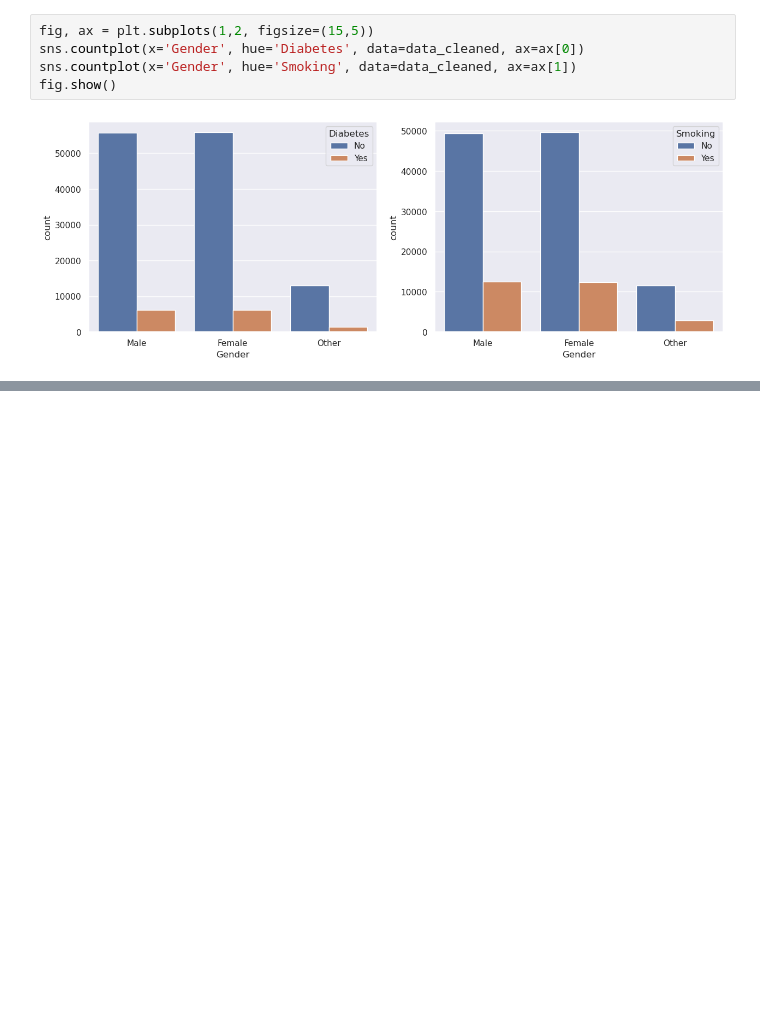
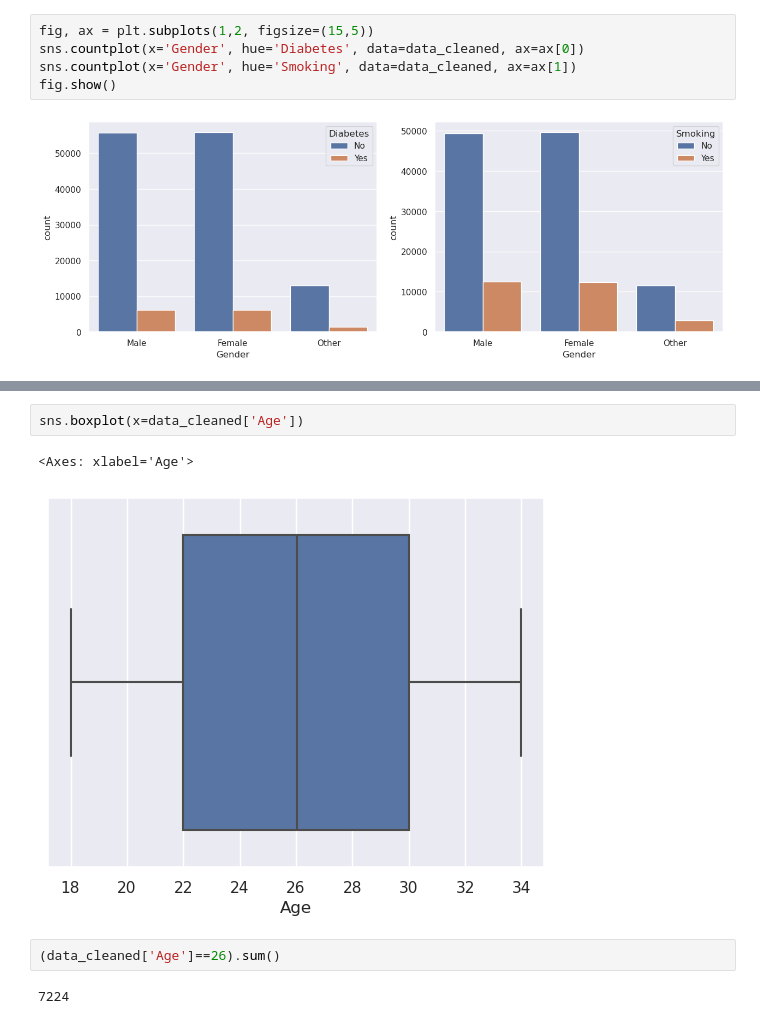
Before and after one commit to LaxmiVatsalyaDaita/Kaggle, a Jupyter notebook: med-students-data-analysis.ipynb, the cells around one changed output, grey strips where cells are left out. Drawn from its saved outputs; the diff is of its cells as text; blank space fills up the shorter version.

```diff
--- a/med-students-data-analysis.ipynb
+++ b/med-students-data-analysis.ipynb
@@ -212,0 +237,9 @@ fig.show()
+# %%
+sns.boxplot(x=data_cleaned['Age'])
+# %% [output]
+<Axes: xlabel='Age'>
+[figure, added]
+# %%
+(data_cleaned['Age']==26).sum()
+# %% [output]
+7224
```
Also changed, not shown: parts of 14 cells of this notebook.
